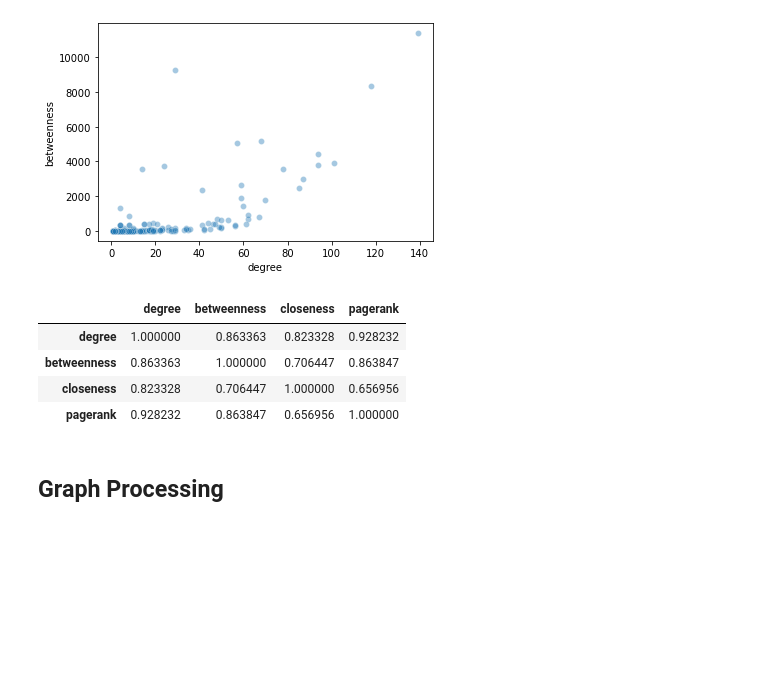
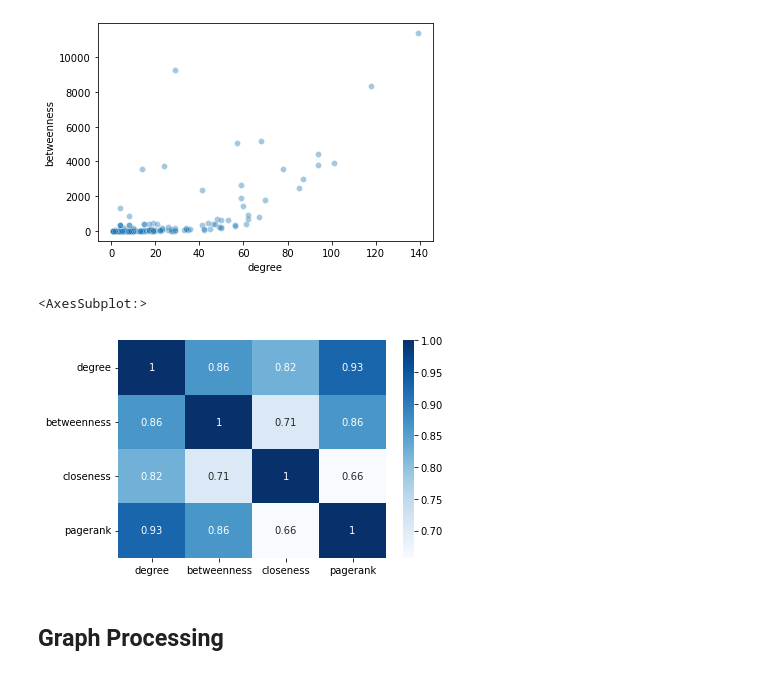
Before and after one commit to ossamum/kul, a Jupyter notebook: Ex 1 - General Graph Processing/Exercise_Session_1.ipynb, the cells around one changed output. Drawn from its saved outputs; the diff is of its cells as text; code cells hidden in the pictures; blank space fills up the shorter version.

```diff
--- a/Ex 1 - General Graph Processing/Exercise_Session_1.ipynb
+++ b/Ex 1 - General Graph Processing/Exercise_Session_1.ipynb
@@ -64,14 +66,11 @@ df_air.hist(figsize=(10, 6), grid=False, bins=20);
 sns.scatterplot(data=df_air, x='degree', y='betweenness', alpha=0.4);
 # %% [output]
 [figure]
-# %%
-df_air.corr('spearman')
-# %% [output]
-|  | degree | betweenness | closeness | pagerank |
-| degree | 1.000000 | 0.863363 | 0.823328 | 0.928232 |
-| betweenness | 0.863363 | 1.000000 | 0.706447 | 0.863847 |
-| closeness | 0.823328 | 0.706447 | 1.000000 | 0.656956 |
-| pagerank | 0.928232 | 0.863847 | 0.656956 | 1.000000 |
+# %%
+sns.heatmap(df_air.corr('spearman'), annot=True, cmap='Blues')
+# %% [output]
+<AxesSubplot:>
+[figure, added]
 # %% [markdown]
 ## Graph Processing
 # %% [markdown]
```
Also changed, not shown: parts of 32 cells of this notebook, 17 other files.
